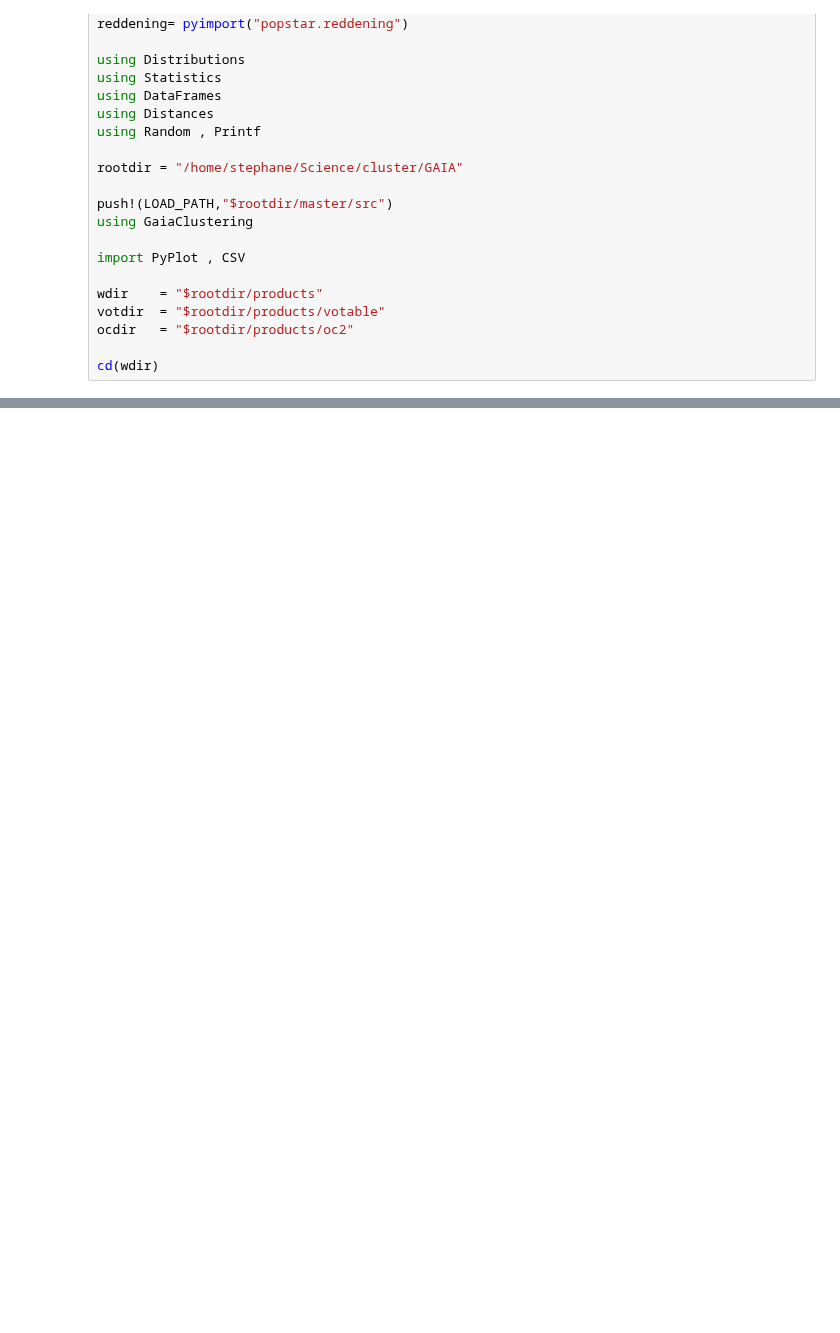
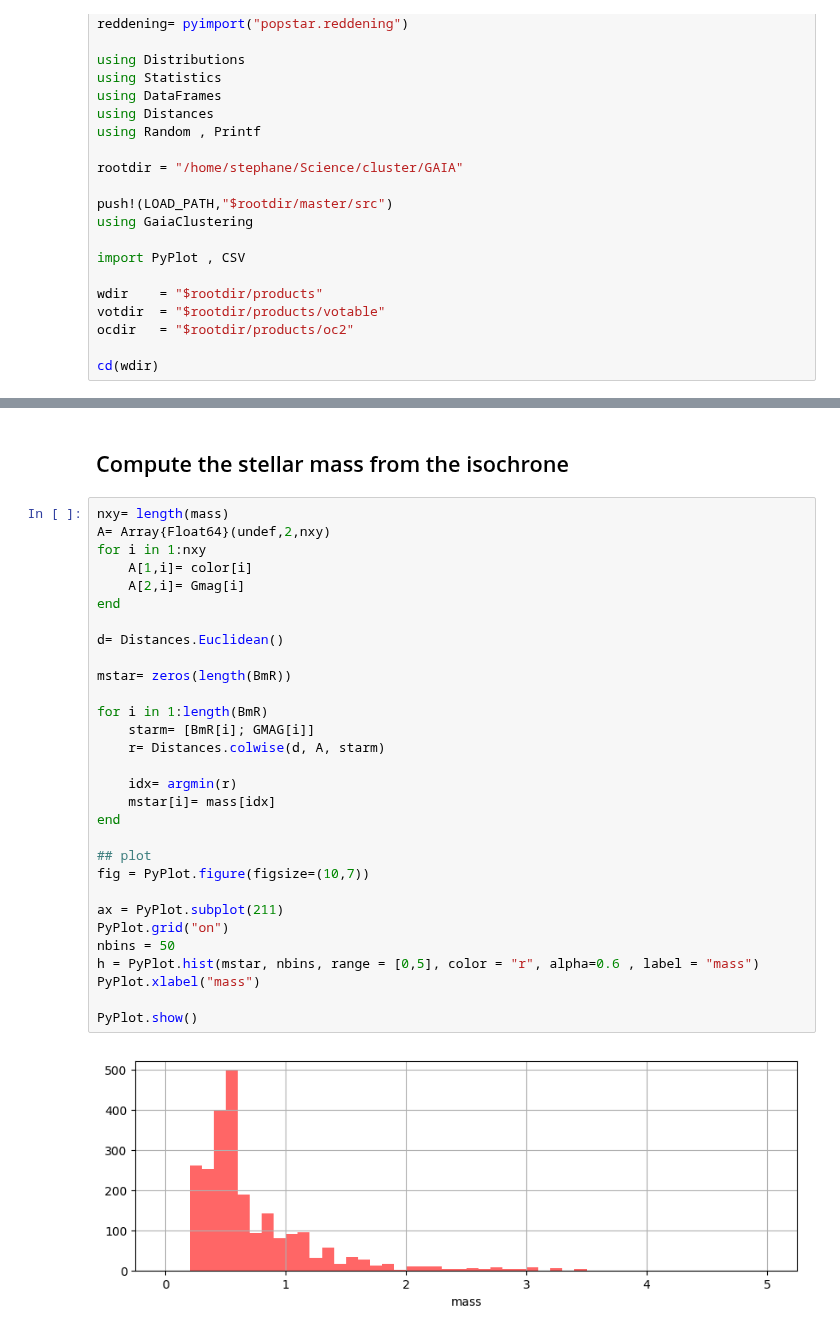
Before and after one commit to bosscha/gaia-shock, a Jupyter notebook: notebooks/analysis/isochroneOC.ipynb, the cells around one changed output, grey strips where cells are left out. Saved outputs shown, nothing was run; the diff lists cells and outputs as text; blank space fills up the shorter version.

```diff
--- a/notebooks/analysis/isochroneOC.ipynb
+++ b/notebooks/analysis/isochroneOC.ipynb
@@ -127,0 +137,34 @@ PyPlot.show()
+# %% [markdown]
+## Compute the stellar mass from the isochrone
+# %%
+nxy= length(mass)
+A= Array{Float64}(undef,2,nxy)
+for i in 1:nxy
+    A[1,i]= color[i]
+    A[2,i]= Gmag[i]
+end
+
+d= Distances.Euclidean()
+
+mstar= zeros(length(BmR))
+
+for i in 1:length(BmR)
+    starm= [BmR[i]; GMAG[i]]
+    r= Distances.colwise(d, A, starm)
+
+    idx= argmin(r)
+    mstar[i]= mass[idx]
+end
+
+## plot
+fig = PyPlot.figure(figsize=(10,7))
+
+ax = PyPlot.subplot(211)
+PyPlot.grid("on")
+nbins = 50
+h = PyPlot.hist(mstar, nbins, range = [0,5], color = "r", alpha=0.6 , label = "mass")
+PyPlot.xlabel("mass")
+
+PyPlot.show()
+# %% [output]
+[figure, added]
```
Also changed, not shown: parts of 3 cells of this notebook, 2 other files.
